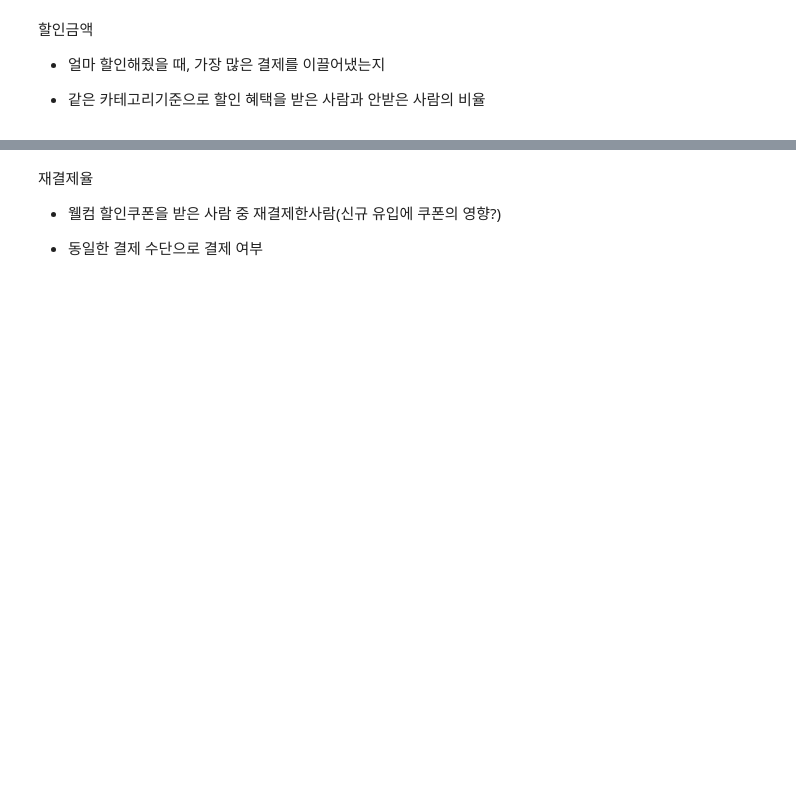
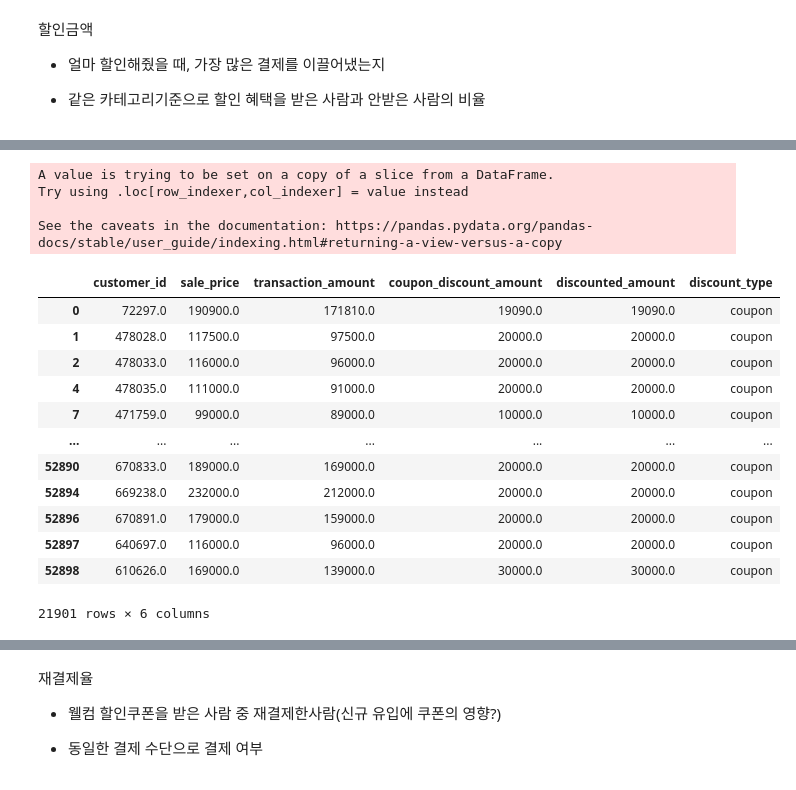
Before and after one commit to Kim-SeongSu/Self-study_and_Review, a Jupyter notebook: project/미니프로젝트_김성수.ipynb, the cells around one changed output, grey strips where cells are left out. Drawn from its saved outputs; the diff is of its cells as text; code cells hidden in the pictures; blank space fills up the shorter version.

```diff
--- a/project/미니프로젝트_김성수.ipynb
+++ b/project/미니프로젝트_김성수.ipynb
@@ -249,5 +316,23 @@ df_not_discount
 # %%
-df_coupon = df_pay2[(df_pay2['coupon_discount_amount'] == df_pay2['discounted_amount']) & (df_pay2['coupon_discount_amount'] != 0)]
+df_coupon = df_onlypay[only_coupon]
 df_coupon['discount_type']='coupon'
 df_coupon
+# %% [output]
+A value is trying to be set on a copy of a slice from a DataFrame.
+Try using .loc[row_indexer,col_indexer] = value instead
+
+See the caveats in the documentation: https://pandas.pydata.org/pandas-docs/stable/user_guide/indexing.html#returning-a-view-versus-a-copy
+|  | customer_id | sale_price | transaction_amount | coupon_discount_amount | discounted_amount | discount_type |
+| 0 | 72297.0 | 190900.0 | 171810.0 | 19090.0 | 19090.0 | coupon |
+| 1 | 478028.0 | 117500.0 | 97500.0 | 20000.0 | 20000.0 | coupon |
+| 2 | 478033.0 | 116000.0 | 96000.0 | 20000.0 | 20000.0 | coupon |
+| 4 | 478035.0 | 111000.0 | 91000.0 | 20000.0 | 20000.0 | coupon |
+| 7 | 471759.0 | 99000.0 | 89000.0 | 10000.0 | 10000.0 | coupon |
+| ... | ... | ... | ... | ... | ... | ... |
+| 52890 | 670833.0 | 189000.0 | 169000.0 | 20000.0 | 20000.0 | coupon |
+| 52894 | 669238.0 | 232000.0 | 212000.0 | 20000.0 | 20000.0 | coupon |
+| 52896 | 670891.0 | 179000.0 | 159000.0 | 20000.0 | 20000.0 | coupon |
+| 52897 | 640697.0 | 116000.0 | 96000.0 | 20000.0 | 20000.0 | coupon |
+| 52898 | 610626.0 | 169000.0 | 139000.0 | 30000.0 | 30000.0 | coupon |
+21901 rows × 6 columns
 # %%
```
Also changed, not shown: parts of 19 cells of this notebook.
